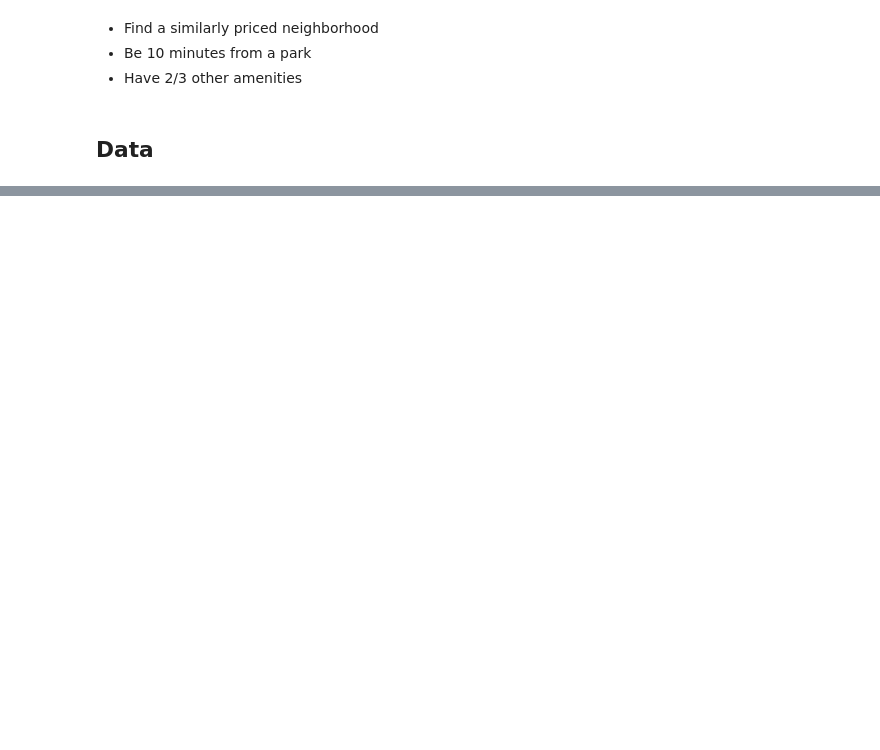
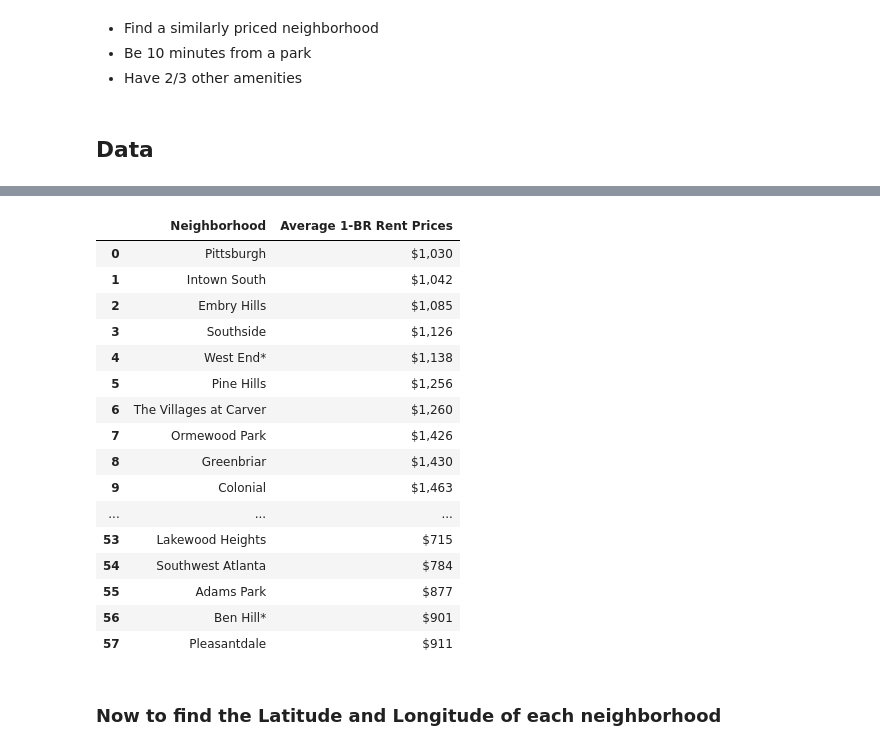
Before and after one commit to ssanc37/RELEASEME, a Jupyter notebook: Tracking Changes in Atlanta's Neighborhoods.ipynb, the cells around one changed output, grey strips where cells are left out. Drawn from its saved outputs; the diff is of its cells as text; code cells hidden in the pictures; blank space fills up the shorter version.

```diff
--- a/Tracking Changes in Atlanta's Neighborhoods.ipynb
+++ b/Tracking Changes in Atlanta's Neighborhoods.ipynb
@@ -64,0 +146,5 @@ The Geocoder Python package was used to retrieve the latitudes and longitudes of
+# %%
+url='https://www.apartmentguide.com/blog/atlanta-neighborhoods-most-least-expensive-rent/'
+page = requests.get(url)
+doc = lh.fromstring(page.content)
+tr_elements = doc.xpath('//tr')
@@ -64,0 +167,26 @@ The Geocoder Python package was used to retrieve the latitudes and longitudes of
+# %%
+for j in range(1,len(tr_elements)):
+    #T is our j'th row
+    T=tr_elements[j]
+
+    #If row is not of size 2, the //tr data is not from our table
+    if len(T)!=2:
+        break
+
+    #i is the index of our column
+    i=0
+
+    #Iterate through each element of the row
+    for t in T.iterchildren():
+        data=t.text_content()
+        #Check if row is empty
+        if i>0:
+        #Convert any numerical value to integers
+            try:
+                data=int(data)
+            except:
+                pass
+        #Append the data to the empty list of the i'th column
+        col[i][1].append(data)
+        #Increment i for the next column
+        i+=1
@@ -64,0 +223,23 @@ The Geocoder Python package was used to retrieve the latitudes and longitudes of
+# %%
+df.index = range (len(df.index))
+df.head(60)
+# %% [output]
+|  | Neighborhood | Average 1-BR Rent Prices |
+| 0 | Pittsburgh | $1,030 |
+| 1 | Intown South | $1,042 |
+| 2 | Embry Hills | $1,085 |
+| 3 | Southside | $1,126 |
+| 4 | West End* | $1,138 |
+| 5 | Pine Hills | $1,256 |
+| 6 | The Villages at Carver | $1,260 |
+| 7 | Ormewood Park | $1,426 |
+| 8 | Greenbriar | $1,430 |
+| 9 | Colonial | $1,463 |
+| ... | ... | ... |
+| 53 | Lakewood Heights | $715 |
+| 54 | Southwest Atlanta | $784 |
+| 55 | Adams Park | $877 |
+| 56 | Ben Hill* | $901 |
+| 57 | Pleasantdale | $911 |
+# %% [markdown]
+### Now to find the Latitude and Longitude of each neighborhood
```
Also changed, not shown: parts of 39 cells of this notebook.
